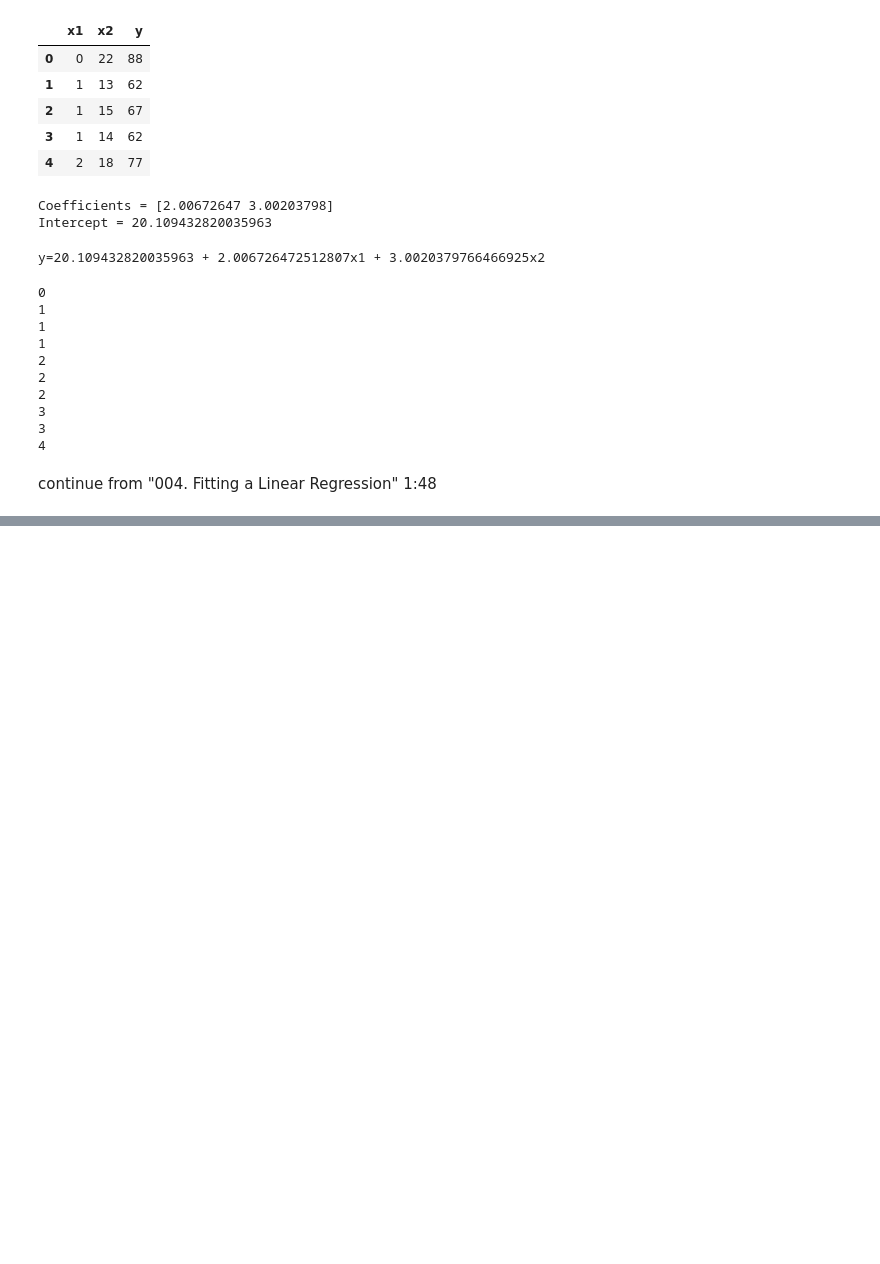
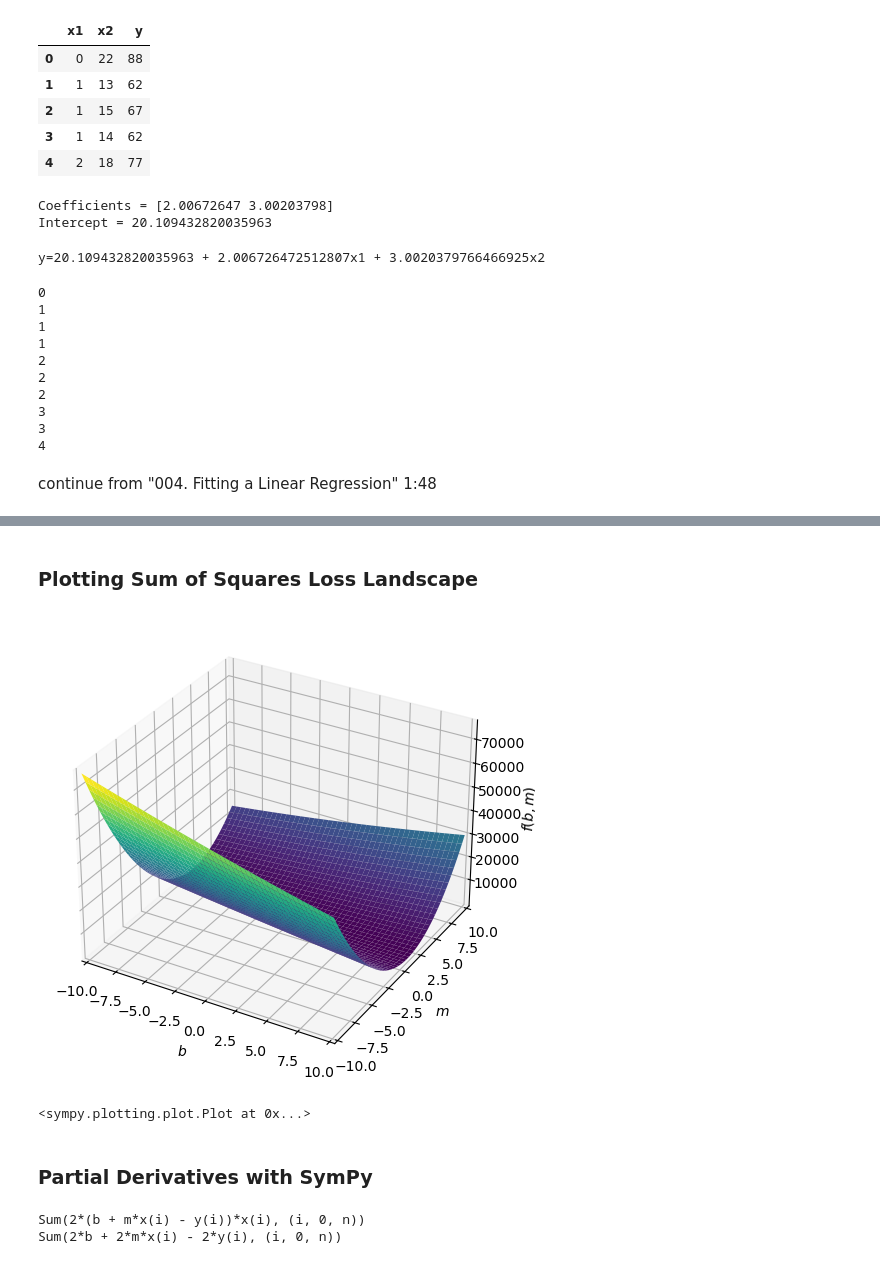
Before and after one commit to karzuan/2024-Math-for-Data-Science, a Jupyter notebook: Module 5 - Linear Regression.ipynb, the cells around one changed output, grey strips where cells are left out. Drawn from its saved outputs; the diff is of its cells as text; code cells hidden in the pictures; blank space fills up the shorter version.

```diff
--- a/Module 5 - Linear Regression.ipynb
+++ b/Module 5 - Linear Regression.ipynb
@@ -184,0 +445,29 @@ continue from "004. Fitting a Linear Regression" 1:48
+# %% [markdown]
+### Plotting Sum of Squares Loss Landscape
+# %%
+from sympy import *
+from sympy.plotting import plot3d
+
+points = list(pd.read_csv("https://bit.ly/2KF29Bd").itertuples())
+m, b, i, n = symbols('m b i n')
+x, y = symbols('x y', cls=Function)
+sum_of_squares = Sum((m*x(i) + b - y (i)) ** 2, (i, 0, n)) \
+.subs(n, len(points) - 1).doit() \
+.replace(x, lambda i: points[i].x) \
+.replace(y, lambda i: points[i].y)
+plot3d (sum_of_squares)
+# %% [output]
+[figure, added]
+<sympy.plotting.plot.Plot at 0x...>
+# %% [markdown]
+### Partial Derivatives with SymPy
+# %%
+sum_of_squares = Sum((m*x(i) + b - y (i)) ** 2, (i, 0, n))
+
+d_m = diff(sum_of_squares, m)
+d_b = diff(sum_of_squares, b)
+print(d_m)
+print(d_b)
+# %% [output]
+Sum(2*(b + m*x(i) - y(i))*x(i), (i, 0, n))
+Sum(2*b + 2*m*x(i) - 2*y(i), (i, 0, n))
```
Also changed, not shown: parts of 46 cells of this notebook.
